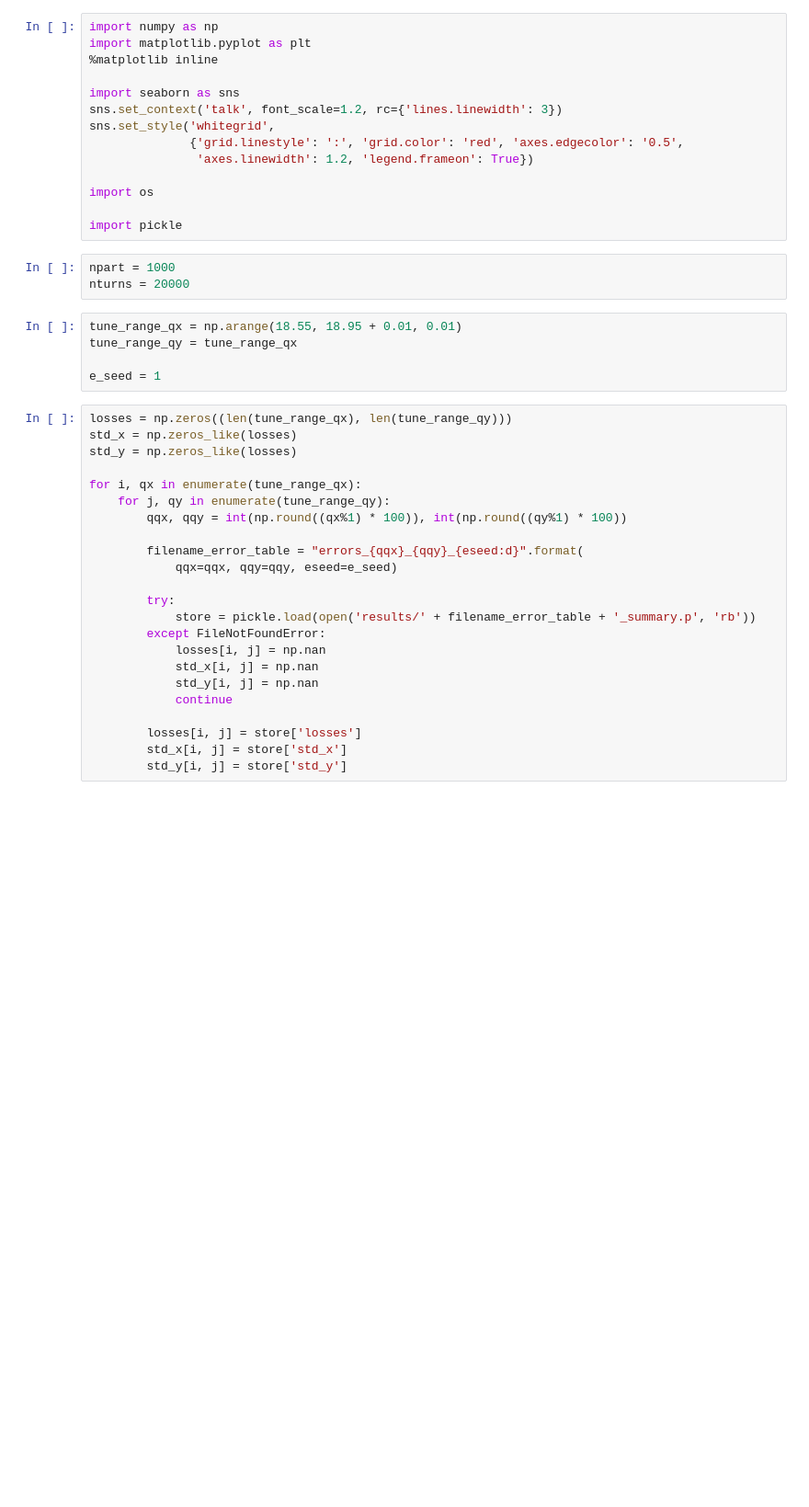
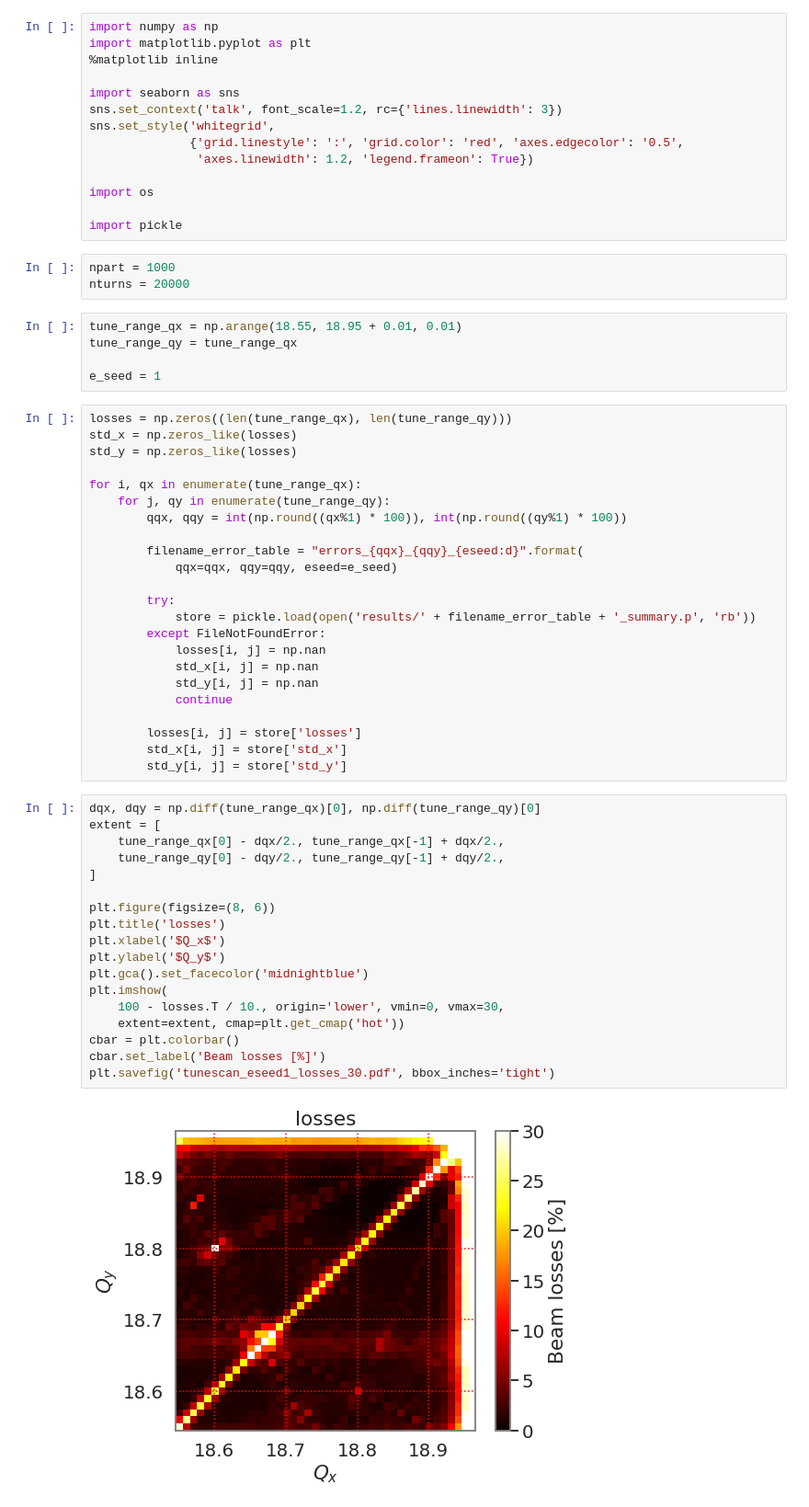
Before and after one commit to aoeftiger/sixtracklib_pyht_playground, a Jupyter notebook: sis100/2019-10-28--fullmodel-noSc-tunescan/evaluation.ipynb, the cells around one changed output. Shown at 92% size. Saved outputs shown, nothing was run; the diff lists cells and outputs as text; blank space fills up the shorter version.

```diff
--- a/sis100/2019-10-28--fullmodel-noSc-tunescan/evaluation.ipynb
+++ b/sis100/2019-10-28--fullmodel-noSc-tunescan/evaluation.ipynb
@@ -43,6 +43,26 @@ for i, qx in enumerate(tune_range_qx):
         losses[i, j] = store['losses']
         std_x[i, j] = store['std_x']
         std_y[i, j] = store['std_y']
+# %%
+dqx, dqy = np.diff(tune_range_qx)[0], np.diff(tune_range_qy)[0]
+extent = [
+    tune_range_qx[0] - dqx/2., tune_range_qx[-1] + dqx/2.,
+    tune_range_qy[0] - dqy/2., tune_range_qy[-1] + dqy/2.,
+]
+
+plt.figure(figsize=(8, 6))
+plt.title('losses')
+plt.xlabel('$Q_x$')
+plt.ylabel('$Q_y$')
+plt.gca().set_facecolor('midnightblue')
+plt.imshow(
+    100 - losses.T / 10., origin='lower', vmin=0, vmax=30,
+    extent=extent, cmap=plt.get_cmap('hot'))
+cbar = plt.colorbar()
+cbar.set_label('Beam losses [%]')
+plt.savefig('tunescan_eseed1_losses_30.pdf', bbox_inches='tight')
+# %% [output]
+[figure, added]
 # %%
 dqx, dqy = np.diff(tune_range_qx)[0], np.diff(tune_range_qy)[0]
 extent = [
```
Also changed, not shown: parts of 6 cells of this notebook, 6 other files.
